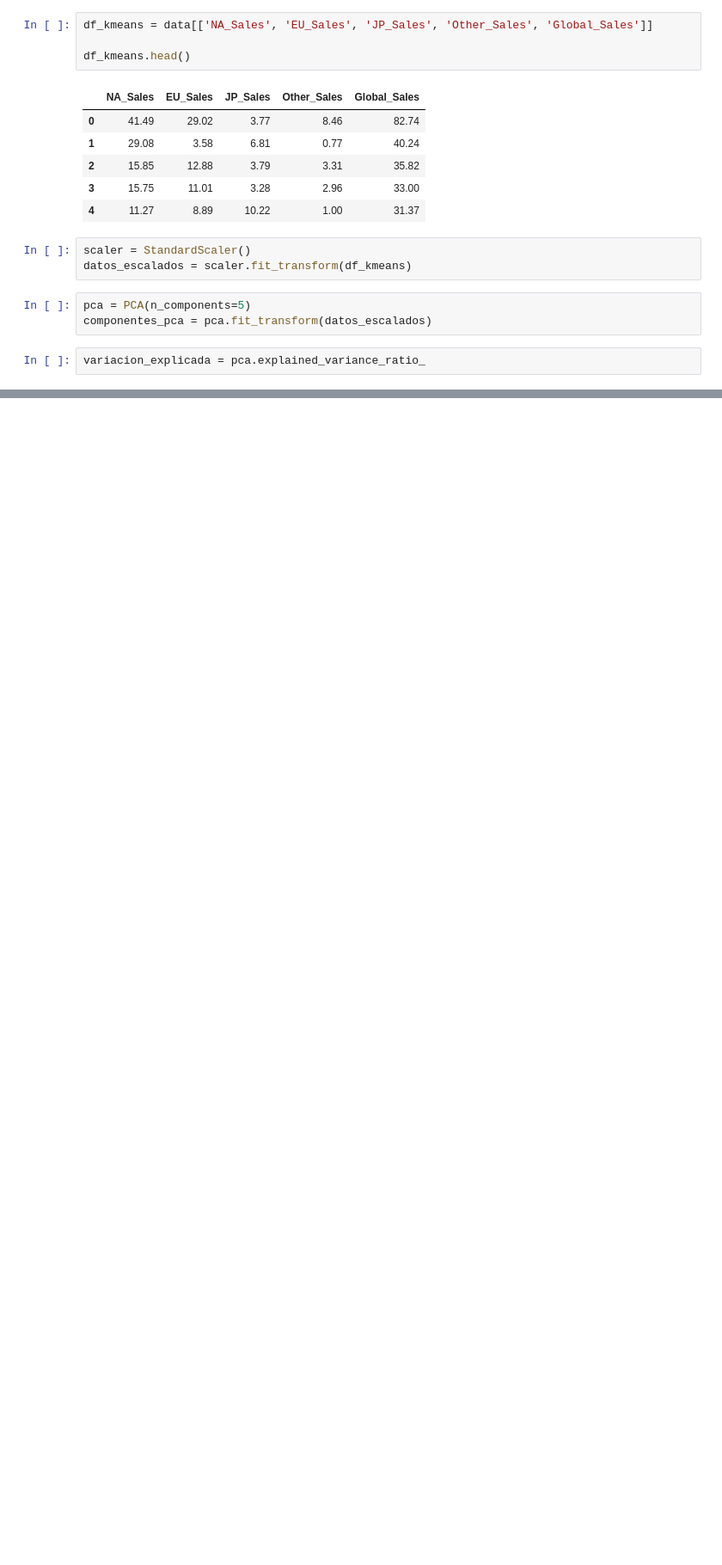
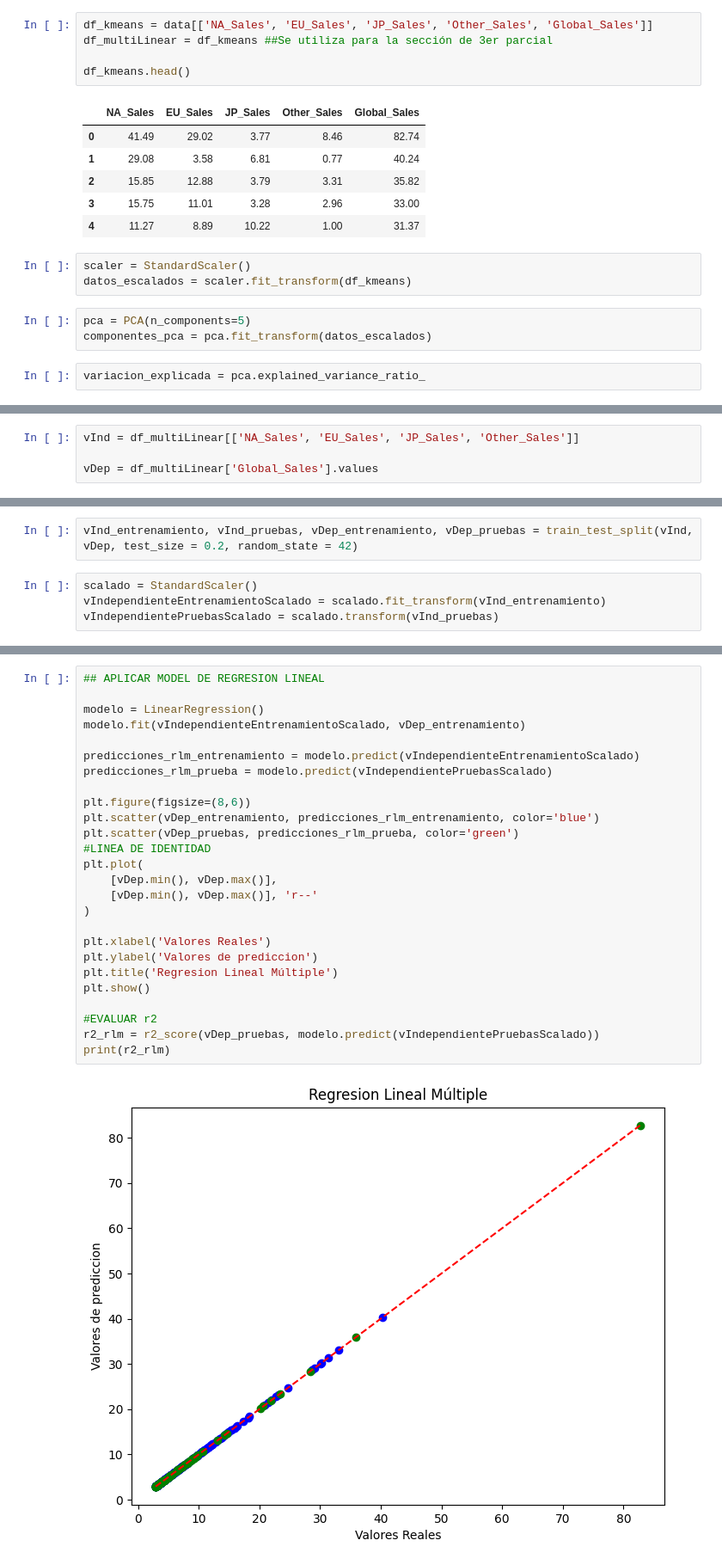
Before and after one commit to OzielLM/Proyecto_Mineria_Datos, a Jupyter notebook: Modelo_estrella.ipynb, the cells around one changed output, grey strips where cells are left out. Shown at 86% size. Cells and saved outputs as stored; diff of their text form; blank space fills up the shorter version.

```diff
--- a/Modelo_estrella.ipynb
+++ b/Modelo_estrella.ipynb
@@ -250,6 +257,7 @@ os.environ['VECLIB_MAXIMUM_THREADS'] = '1'
 os.environ['NUMEXPR_NUM_THREADS'] = '1'
 # %%
 df_kmeans = data[['NA_Sales', 'EU_Sales', 'JP_Sales', 'Other_Sales', 'Global_Sales']]
+df_multiLinear = df_kmeans ##Se utiliza para la sección de 3er parcial
 
 df_kmeans.head()
 # %% [output]
@@ -325,0 +365,4 @@ See the caveats in the documentation: https://pandas.pydata.org/pandas-docs/stab
+# %%
+vInd = df_multiLinear[['NA_Sales', 'EU_Sales', 'JP_Sales', 'Other_Sales']]
+
+vDep = df_multiLinear['Global_Sales'].values
@@ -325,0 +386,6 @@ See the caveats in the documentation: https://pandas.pydata.org/pandas-docs/stab
+# %%
+vInd_entrenamiento, vInd_pruebas, vDep_entrenamiento, vDep_pruebas = train_test_split(vInd, vDep, test_size = 0.2, random_state = 42)
+# %%
+scalado = StandardScaler()
+vIndependienteEntrenamientoScalado = scalado.fit_transform(vInd_entrenamiento)
+vIndependientePruebasScalado = scalado.transform(vInd_pruebas)
@@ -325,0 +424,28 @@ See the caveats in the documentation: https://pandas.pydata.org/pandas-docs/stab
+# %%
+## APLICAR MODEL DE REGRESION LINEAL
+
+modelo = LinearRegression()
+modelo.fit(vIndependienteEntrenamientoScalado, vDep_entrenamiento)
+
+predicciones_rlm_entrenamiento = modelo.predict(vIndependienteEntrenamientoScalado)
+predicciones_rlm_prueba = modelo.predict(vIndependientePruebasScalado)
+
+plt.figure(figsize=(8,6))
+plt.scatter(vDep_entrenamiento, predicciones_rlm_entrenamiento, color='blue')
+plt.scatter(vDep_pruebas, predicciones_rlm_prueba, color='green')
+#LINEA DE IDENTIDAD
+plt.plot(
+    [vDep.min(), vDep.max()],
+    [vDep.min(), vDep.max()], 'r--'
+)
+
+plt.xlabel('Valores Reales')
+plt.ylabel('Valores de prediccion')
+plt.title('Regresion Lineal Múltiple')
+plt.show()
+
+#EVALUAR r2
+r2_rlm = r2_score(vDep_pruebas, modelo.predict(vIndependientePruebasScalado))
+print(r2_rlm)
+# %% [output]
+[figure, added]
```
Also changed, not shown: parts of 25 cells of this notebook.
